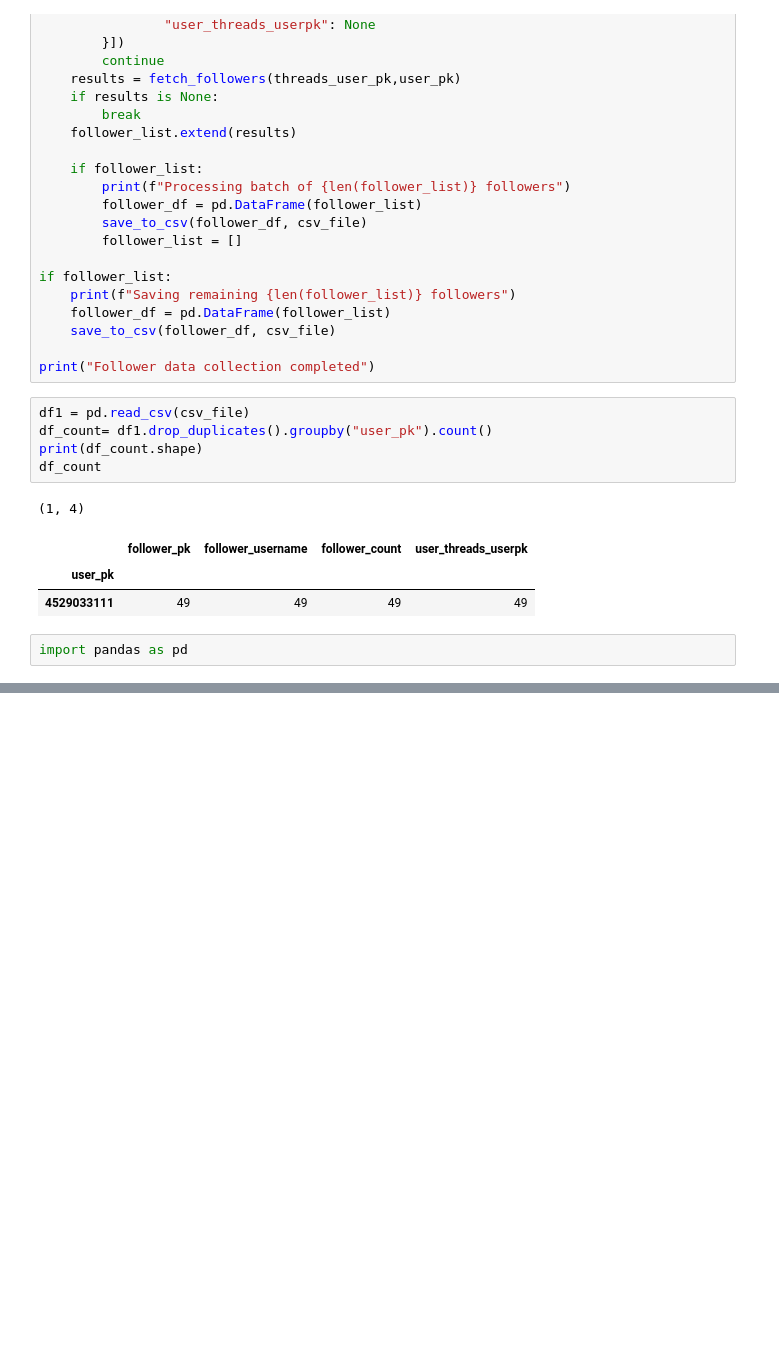
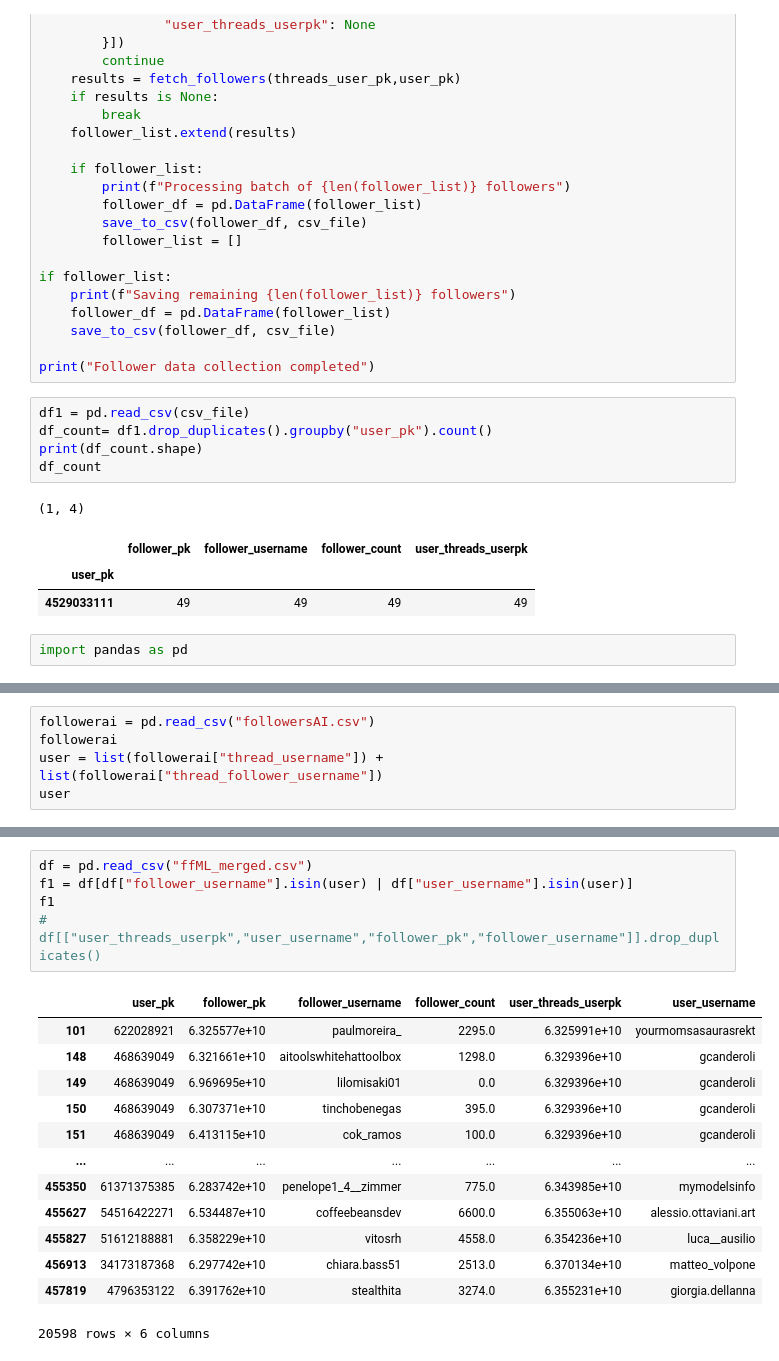
Before and after one commit to Alexis2628/progettoasnm, a Jupyter notebook: Code/data_extraction/ML/retrieve_data.ipynb, the cells around one changed output, grey strips where cells are left out. Drawn from its saved outputs; the diff is of its cells as text; blank space fills up the shorter version.

```diff
--- a/Code/data_extraction/ML/retrieve_data.ipynb
+++ b/Code/data_extraction/ML/retrieve_data.ipynb
@@ -306,0 +301,5 @@ for idx,row in df.iterrows():
+# %%
+followerai = pd.read_csv("followersAI.csv")
+followerai
+user = list(followerai["thread_username"]) + list(followerai["thread_follower_username"])
+user
@@ -306,0 +324,19 @@ for idx,row in df.iterrows():
+# %%
+df = pd.read_csv("ffML_merged.csv")
+f1 = df[df["follower_username"].isin(user) | df["user_username"].isin(user)]
+f1
+# df[["user_threads_userpk","user_username","follower_pk","follower_username"]].drop_duplicates()
+# %% [output]
+|  | user_pk | follower_pk | follower_username | follower_count | user_threads_userpk | user_username |
+| 101 | 622028921 | 6.325577e+10 | paulmoreira_ | 2295.0 | 6.325991e+10 | yourmomsasaurasrekt |
+| 148 | 468639049 | 6.321661e+10 | aitoolswhitehattoolbox | 1298.0 | 6.329396e+10 | gcanderoli |
+| 149 | 468639049 | 6.969695e+10 | lilomisaki01 | 0.0 | 6.329396e+10 | gcanderoli |
+| 150 | 468639049 | 6.307371e+10 | tinchobenegas | 395.0 | 6.329396e+10 | gcanderoli |
+| 151 | 468639049 | 6.413115e+10 | cok_ramos | 100.0 | 6.329396e+10 | gcanderoli |
+| ... | ... | ... | ... | ... | ... | ... |
+| 455350 | 61371375385 | 6.283742e+10 | penelope1_4__zimmer | 775.0 | 6.343985e+10 | mymodelsinfo |
+| 455627 | 54516422271 | 6.534487e+10 | coffeebeansdev | 6600.0 | 6.355063e+10 | alessio.ottaviani.art |
+| 455827 | 51612188881 | 6.358229e+10 | vitosrh | 4558.0 | 6.354236e+10 | luca__ausilio |
+| 456913 | 34173187368 | 6.297742e+10 | chiara.bass51 | 2513.0 | 6.370134e+10 | matteo_volpone |
+| 457819 | 4796353122 | 6.391762e+10 | stealthita | 3274.0 | 6.355231e+10 | giorgia.dellanna |
+20598 rows × 6 columns
```
Also changed, not shown: parts of 10 cells of this notebook, 5 other files.
